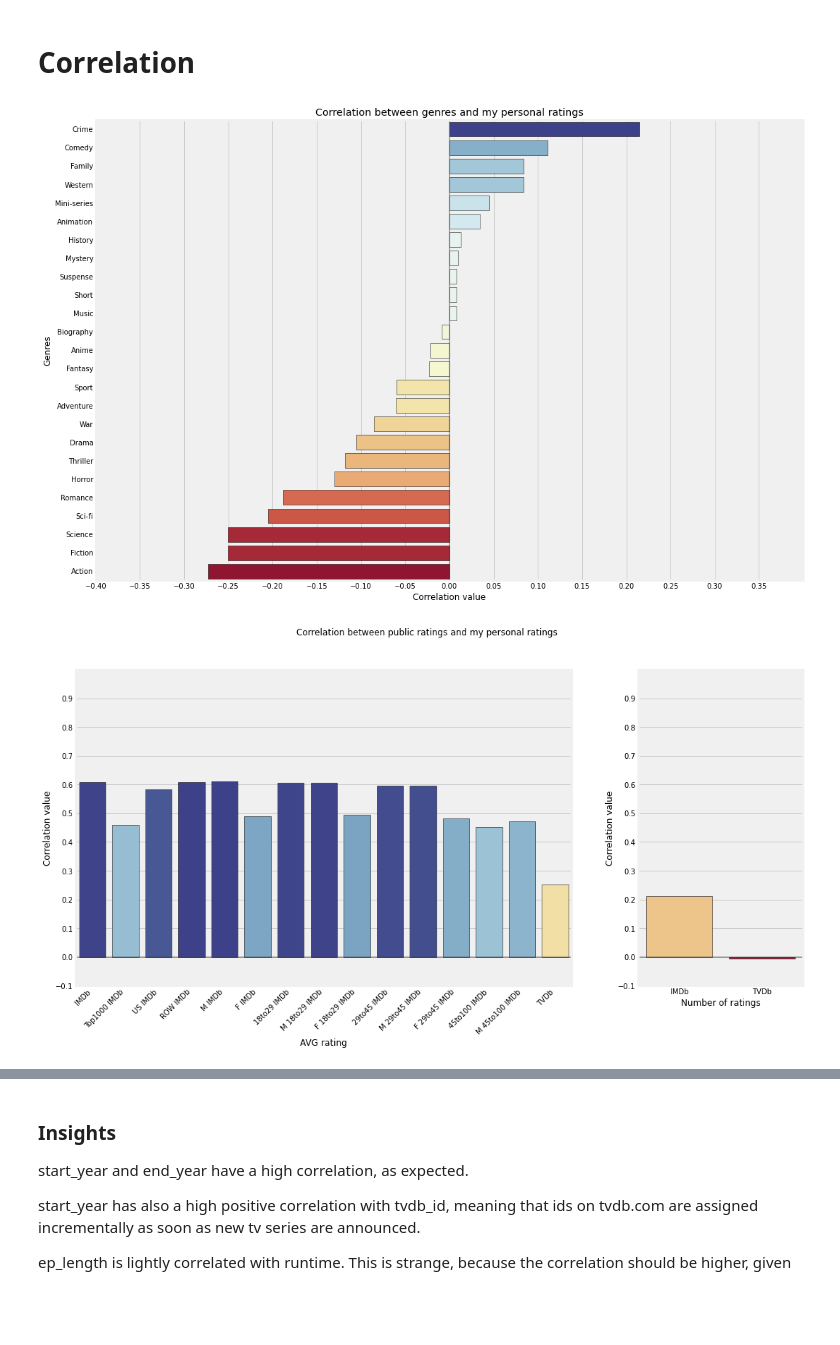
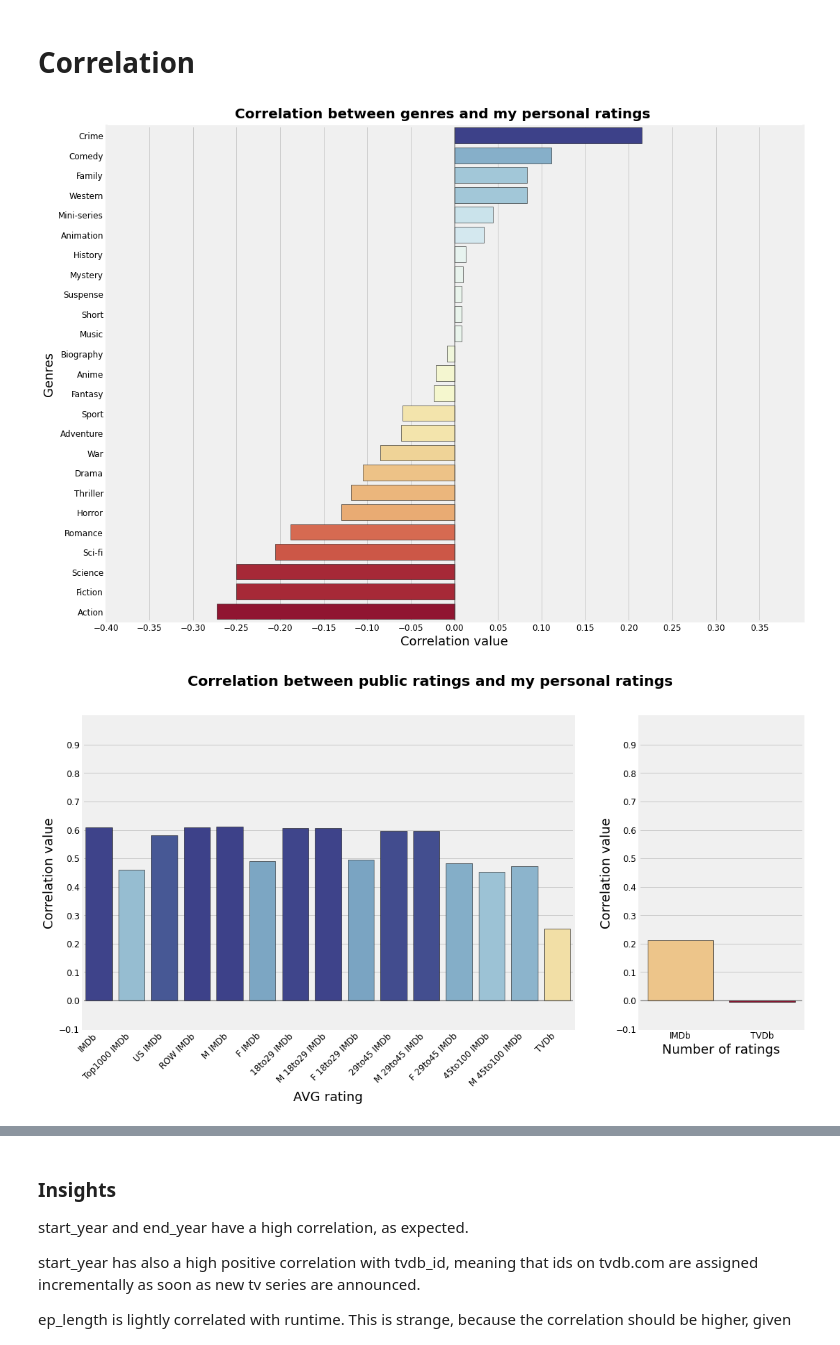
Before and after one commit to arlessweschler/tvtime-dataviz, a Jupyter notebook: analysis.ipynb, the cells around one changed output, grey strips where cells are left out. Cells and saved outputs as stored; diff of their text form; code cells hidden in the pictures; blank space fills up the shorter version.

Commit message:
Adjustment of notebook params

```diff
--- a/analysis.ipynb
+++ b/analysis.ipynb
@@ -4,6 +4,14 @@ import numpy as np
 import seaborn as sns
 import matplotlib as mpl, matplotlib.pyplot as plt
 plt.style.use("fivethirtyeight")
+plt.rcParams["figure.figsize"] = (16,12)
+plt.rcParams["figure.edgecolor"] = "black"
+plt.rcParams["figure.titlesize"] = 20
+plt.rcParams["figure.titleweight"] = "bold"
+plt.rcParams["axes.labelsize"] = 18
+plt.rcParams["xtick.labelsize"] = 12
+plt.rcParams["ytick.labelsize"] = 12
+
 %matplotlib inline
 
 from sklearn import preprocessing
@@ -47,27 +55,28 @@ rating_mask = corr_matrix.filter(like="rating").columns
 # %%
 # Sort values.
 sorted_corr_genres = my_rating_corr[genres_mask].sort_values(ascending=False)
 # Remove nan values.
 sorted_corr_genres = sorted_corr_genres[np.logical_not(np.isnan(sorted_corr_genres))]
 # Normalize values to assign proper colors.
 norm_sorted_corr_genres = preprocessing.MinMaxScaler().fit_transform(sorted_corr_genres.values.reshape(-1,1)).flatten()
 # Prettify labels on y axis.
 labels = [l.split("_")[1].capitalize() for l in sorted_corr_genres.index]
 
 fig, ax = plt.subplots(figsize=(16,12))
 
 sns.barplot(y=labels, x=sorted_corr_genres, ax=ax, palette=mpl.cm.RdYlBu(norm_sorted_corr_genres), edgecolor="black")
 ax.axvline(color='#414141', linewidth=1.5, alpha=.5)
 
-ax.set_title("Correlation between genres and my personal ratings")
+plt.suptitle("Correlation between genres and my personal ratings")
+plt.subplots_adjust(top=0.95)
 ax.set_xlim(-0.4,0.4)
 ax.xaxis.set_ticks(np.arange(-0.4, 0.4, 0.05))
 ax.set_xlabel("Correlation value")
 ax.set_ylabel("Genres")
 
 plt.show()
 # %% [output]
-[figure, old version]
+[figure, new version]
 # %%
 sorted_corr_rating = my_rating_corr[rating_mask].drop("my_rating")
 norm_sorted_corr_rating = preprocessing.MinMaxScaler().fit_transform(sorted_corr_rating.values.reshape(-1,1)).flatten()
@@ -105,7 +114,7 @@ ax2.set_ylabel("Correlation value")
 
 plt.show()
 # %% [output]
-[figure, old version]
+[figure, new version]
 # %%
 fig, (ax1, ax2, ax3) = plt.subplots(1, 3, figsize=(16, 6), gridspec_kw={"width_ratios": [1, 1, 1]})
 fig.tight_layout(pad=5.0)
```
Also changed, not shown: parts of 5 cells of this notebook.
